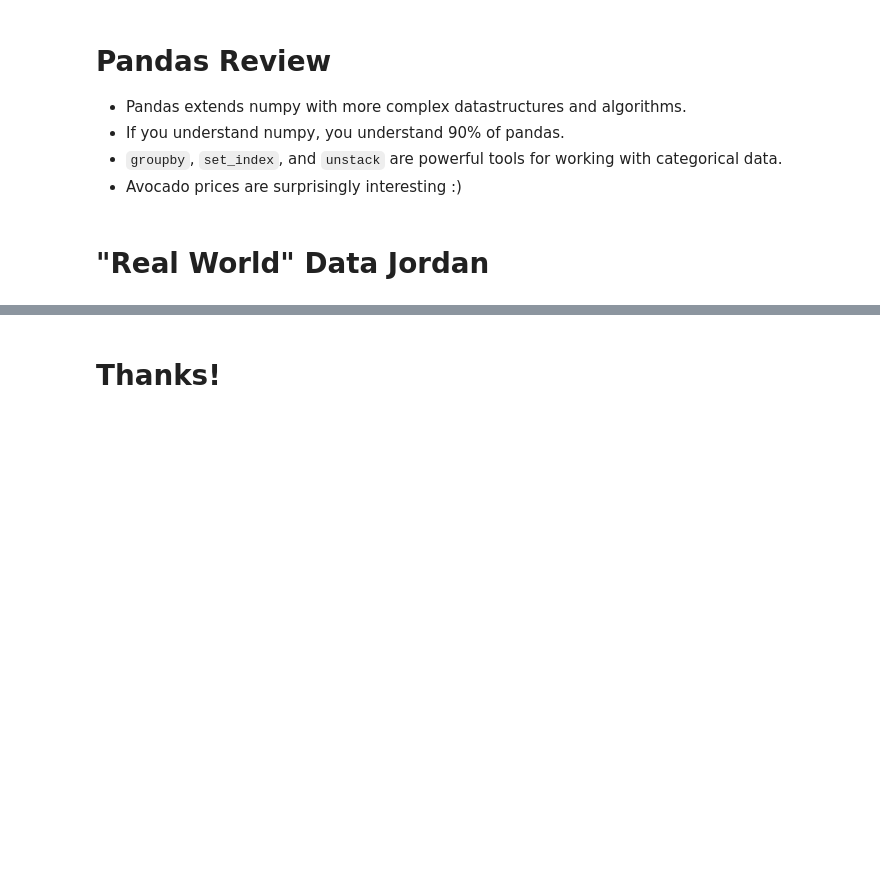
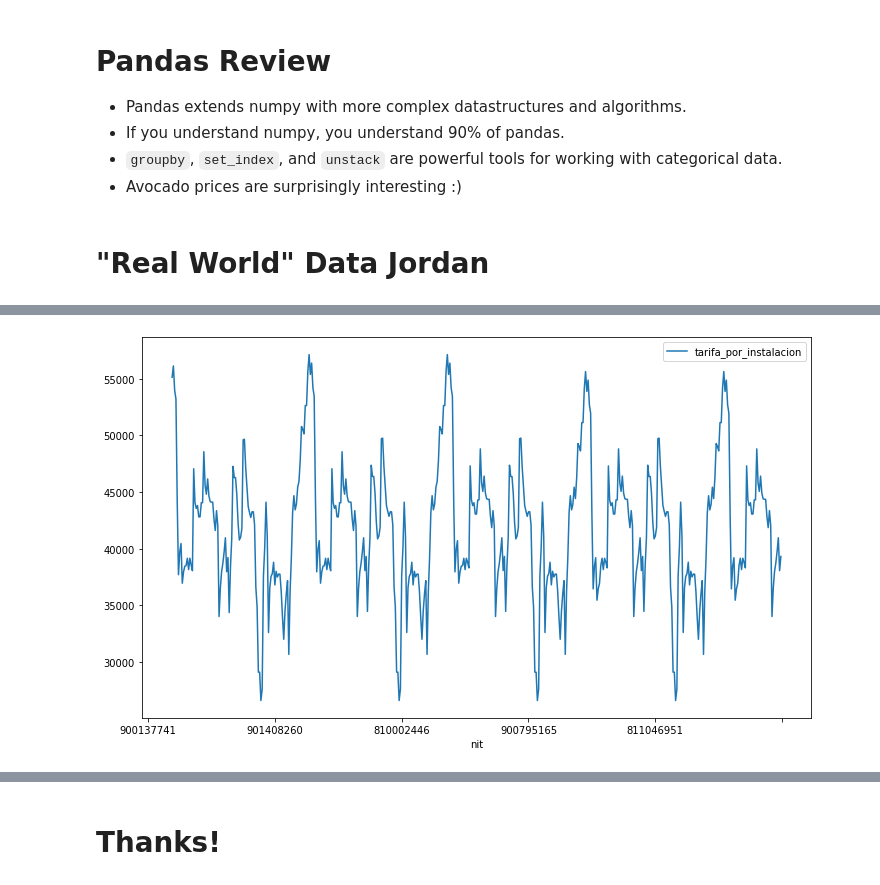
Before and after one commit to jescarraga/AlgorithmsUN2021II, a Jupyter notebook: Lab2/jescarraga_ScottsSanderson.ipynb, the cells around one changed output, grey strips where cells are left out. Drawn from its saved outputs; the diff is of its cells as text; code cells hidden in the pictures; blank space fills up the shorter version.

```diff
--- a/Lab2/jescarraga_ScottsSanderson.ipynb
+++ b/Lab2/jescarraga_ScottsSanderson.ipynb
@@ -1599,13 +1608,4 @@ ax.set_xticklabels(ax.get_xticklabels(), rotation=45);
 # %%
-#!/usr/bin/env python
-
-# make sure to install these packages before running:
-# pip install pandas
-!pip install sodapy
-
-import pandas as pd
-from sodapy import Socrata
-
 # Unauthenticated client only works with public data sets. Note 'None'
 # in place of application token, and no username or password:
 client = Socrata("www.datos.gov.co", None)
@@ -1618,7 +1618,7 @@ client = Socrata("www.datos.gov.co", None)
 
 # First 2000 results, returned as JSON from API / converted to Python list of
 # dictionaries by sodapy.
-results = client.get("cypu-zcrc", limit=500)
+results = client.get("6ygc-6xke", limit=500)
 
 # Convert to pandas DataFrame
 results_df = pd.DataFrame.from_records(results)
@@ -1659 +1642,10 @@ estado          object
 dtype: object
+# %%
+results_df.ingresos_brutos = results_df.ingresos_brutos.astype(int)
+results_df.ingreso_pauta_publicitaria = results_df.ingreso_pauta_publicitaria.astype(int)
+results_df.valor_aporte_mensual = results_df.valor_aporte_mensual.astype(int)
+results_df.tarifa_por_instalacion = results_df.tarifa_por_instalacion .astype(int)
+
+indexj = results_df["nit"]
+results_df.index = indexj
+print(results_df)
@@ -1659,0 +1668,5 @@ dtype: object
+# %%
+results_df.rolling(20)[['tarifa_por_instalacion']].mean().plot();
+#aapl.rolling(5)[['Close', 'Adj Close']].mean().plot();
+# %% [output]
+[figure, added]
```
Also changed, not shown: parts of 6 cells of this notebook.
